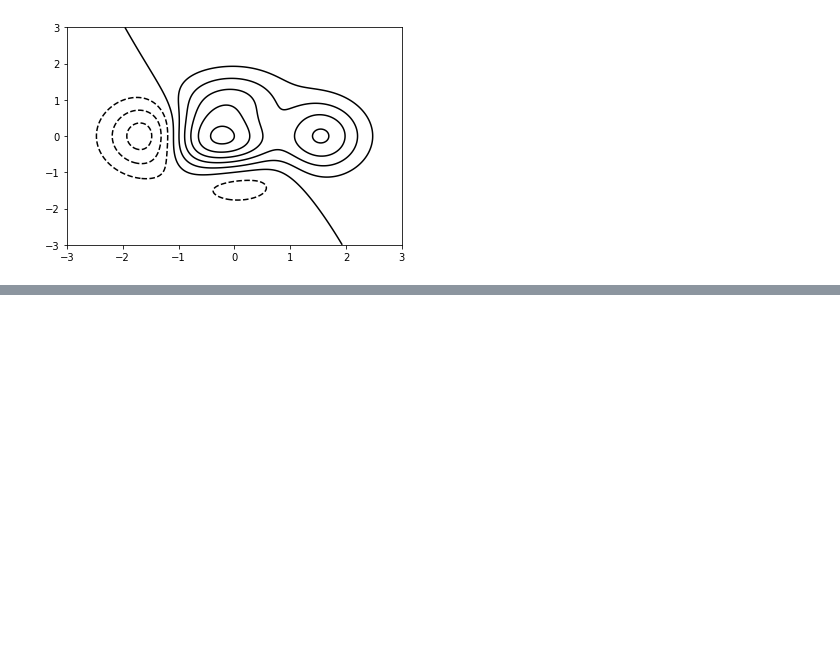
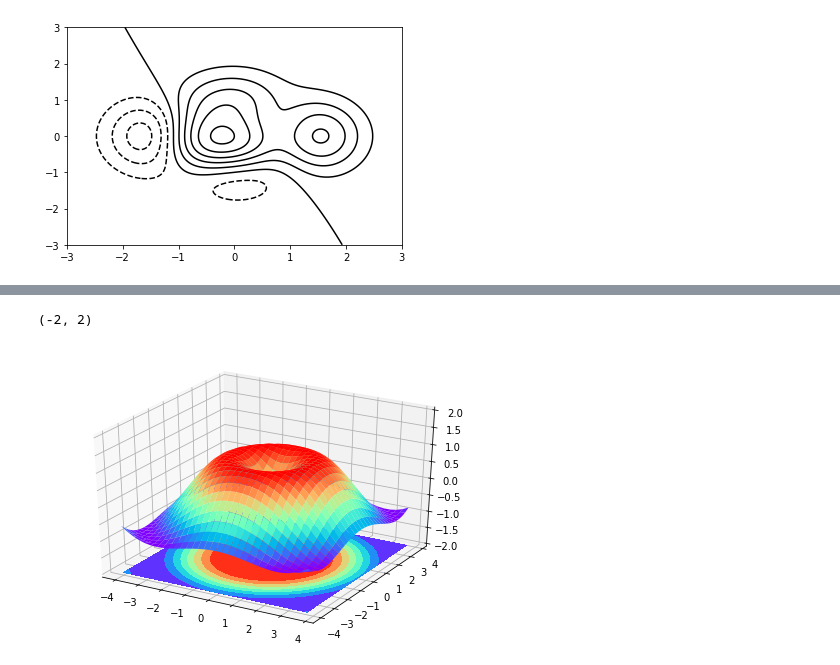
Before and after one commit to kyle-cloud/kaggle, a Jupyter notebook: practice_matplot/matplot.ipynb, the cells around one changed output, grey strips where cells are left out. Saved outputs shown, nothing was run; the diff lists cells and outputs as text; code cells hidden in the pictures; blank space fills up the shorter version.

```diff
--- a/practice_matplot/matplot.ipynb
+++ b/practice_matplot/matplot.ipynb
@@ -111,0 +140,9 @@ plt.clabel(C, inline = True, fontsize = 10)
+# %%
+fig = plt.figure()
+ax = Axes3D(fig)
+ax.plot_surface(X, Y, Z, rstride=1, cstride=1, cmap=plt.get_cmap('rainbow'))
+ax.contourf(X, Y, Z, zdir='z', offset=-2, cmap="rainbow")
+ax.set_zlim(-2, 2)
+# %% [output]
+(-2, 2)
+[figure, added]
```
Also changed, not shown: parts of 6 cells of this notebook.
